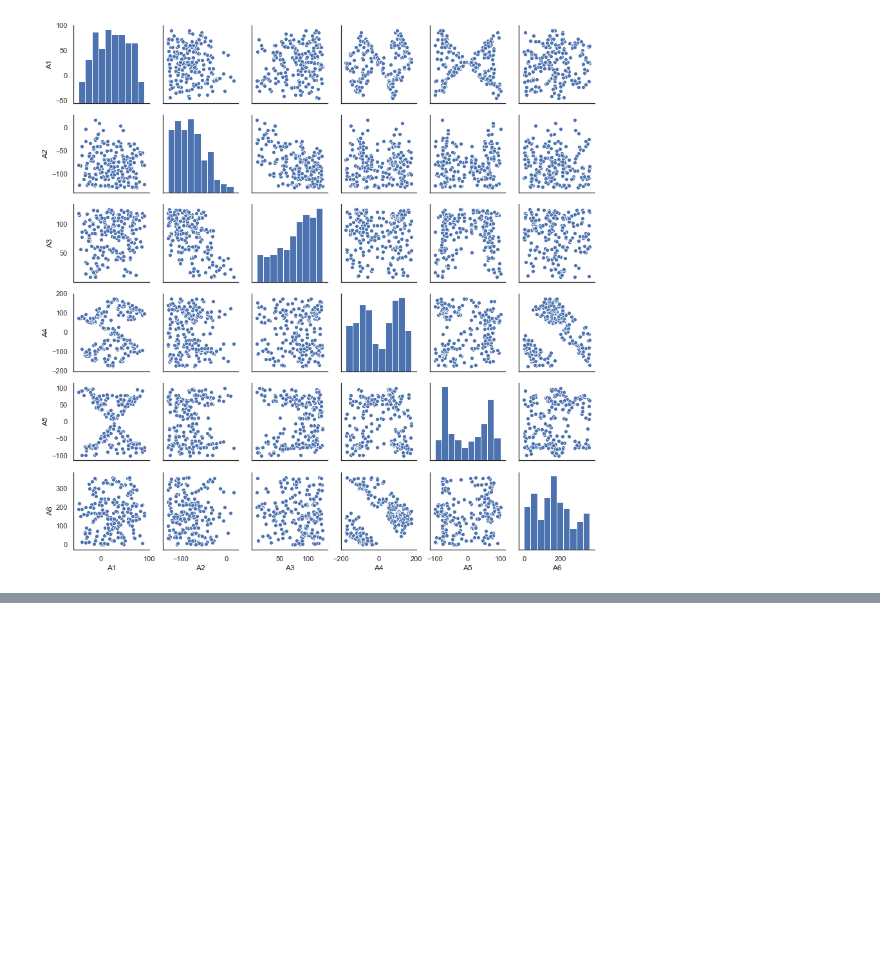
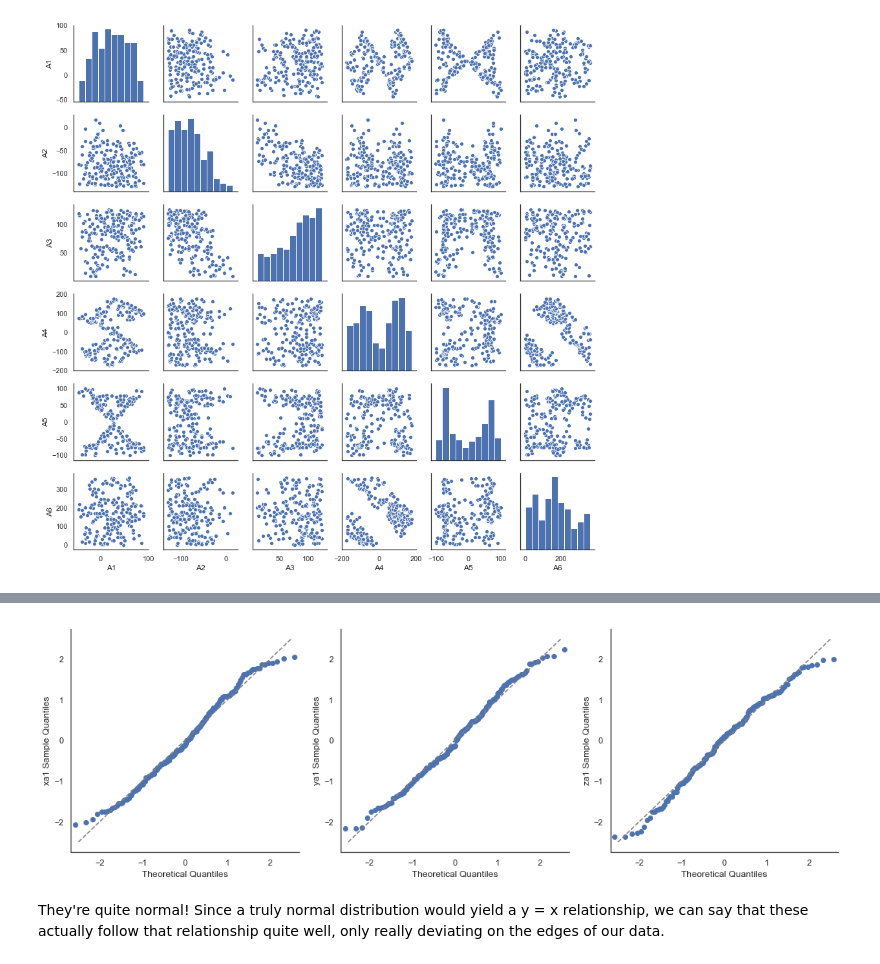
Before and after one commit to BotScutters/robot_accuracy, a Jupyter notebook: Positional accuracy of a 6-axis robot arm.ipynb, the cells around one changed output, grey strips where cells are left out. Cells and saved outputs as stored; diff of their text form; code cells hidden in the pictures; blank space fills up the shorter version.

```diff
--- a/Positional accuracy of a 6-axis robot arm.ipynb
+++ b/Positional accuracy of a 6-axis robot arm.ipynb
@@ -112,0 +246,17 @@ actuals.describe().loc[['mean','std', 'min', 'max']]
+# %%
+# Create pairplot of reference positions
+# Set up the matplotlib figure
+f, axes = plt.subplots(1, 3, figsize=(15, 5))
+sns.set(style="white", context="notebook")
+sns.despine()
+
+# Plot Q-Q plots of each
+for i in range(3):
+    sm.qqplot(actuals.iloc[:,i], fit=True, ylabel=(str(actuals.columns[i]) + " Sample Quantiles"), ax=axes[i])
+    axes[i].plot([-2.5,2.5],[-2.5,2.5], color='grey', linestyle='dashed')
+plt.tight_layout()
+plt.show()
+# %% [output]
+[figure, added]
+# %% [markdown]
+They're quite normal! Since a truly normal distribution would yield a y = x relationship, we can say that these actually follow that relationship quite well, only really deviating on the edges of our data.
```
Also changed, not shown: parts of 38 cells of this notebook.
